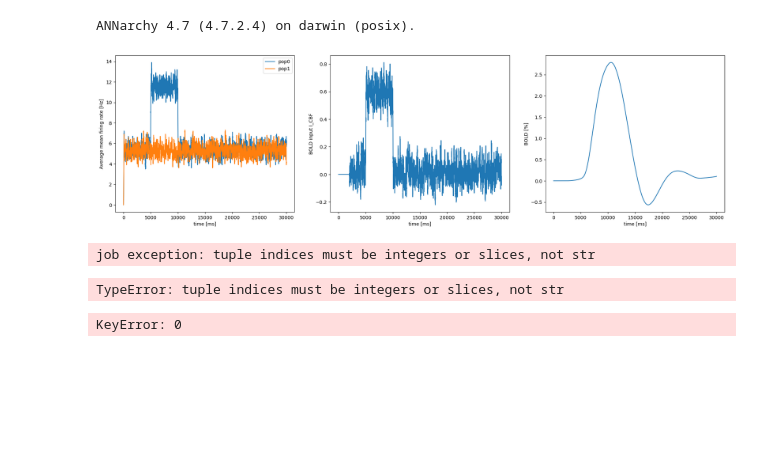
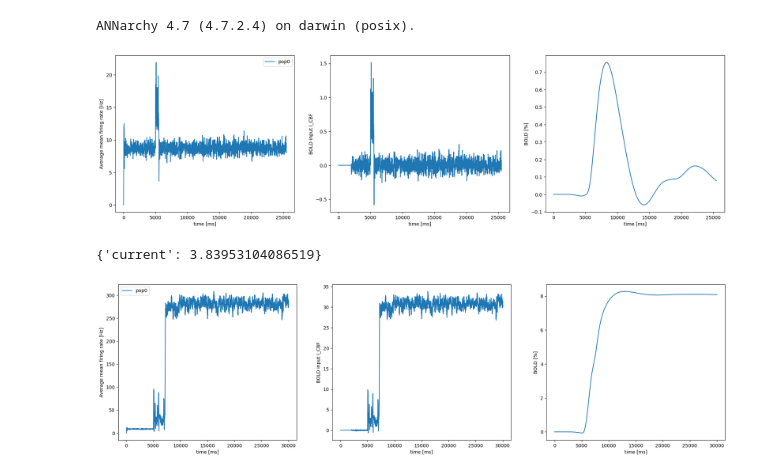
Before and after one commit to ANNarchy/CNS2023, a Jupyter notebook: src/notebooks/BoldSearch.ipynb, the cells around one changed output. Cells and saved outputs as stored; diff of their text form; code cells hidden in the pictures; blank space fills up the shorter version.

Commit message:
Finished neurons

```diff
--- a/src/notebooks/BoldSearch.ipynb
+++ b/src/notebooks/BoldSearch.ipynb
@@ -10,27 +71,13 @@ ANNarchy 4.7 (4.7.2.4) on darwin (posix).
 # %%
 def trial(args):
 
-    noise = args['noise']
+    pop = create_network()
 
-    clear()
-
-    pop0 = Population(100, neuron=Izhikevich)
-    pop1 = Population(100, neuron=Izhikevich)
-
-    # Set noise to create some baseline activity
-    pop0.noise = 5.0; pop1.noise = 5.0
-
-    # Compute mean firing rate in Hz on 100ms window
-    pop0.compute_firing_rate(window=100.0)
-    pop1.compute_firing_rate(window=100.0)
-
-    # Record the mean firing rate
-    mon_pop0 = Monitor(pop0, ["r"])
-    mon_pop1 = Monitor(pop1, ["r"])
+    m_rate = Monitor(pop, ["r"])
 
     m_bold = BoldMonitor(
 
-        populations = [pop0, pop1], # recorded populations
+        populations = pop, # recorded population
 
         bold_model = balloon_RN(), # BOLD model to use (default is balloon_RN)
 
@@ -38,7 +85,7 @@ def trial(args):
 
         normalize_input = 2000,  # time window to compute baseline.
 
-        recorded_variables = ["I_CBF", "BOLD"]  # variables to be recorded
+        recorded_variables = ["I_CBF", "BOLD"]  # variables to be recorded in the BOLD model
     )
 
     compile()
@@ -47,79 +94,73 @@ def trial(args):
 
     # We manipulate the noise for the half of the neurons
     simulate(5000)      # 5s with low noise
-    pop0.noise = noise
-    simulate(5000)      # 5s with higher noise (one population)
-    pop0.noise = 5
+    pop[:800].current = args[0]
+    simulate(500)      # 500ms with higher noise (one population)
+    pop[:800].current = 0.0
     simulate(20000)     # 10s with low noise
 
     # Retrieve the recordings
-    mean_fr1 = np.mean(mon_pop0.get("r"), axis=1)
-    mean_fr2 = np.mean(mon_pop1.get("r"), axis=1)
+    mean_fr = np.mean(m_rate.get("r"), axis=1)
 
     input_data = m_bold.get("I_CBF")
     bold_data = m_bold.get("BOLD")
 
     # Compute the loss
-    max_bold = bold_data.max()
-    loss = (max_bold - 0.05)**2
+    loss = compute_loss(bold_data)
 
     return {
         'loss': loss,
         'status': STATUS_OK,
         # -- store other results like this
-        'mean_fr1': mean_fr1,
-        'mean_fr2': mean_fr2,
+        'mean_fr': mean_fr,
         'input_data': input_data,
         'bold_data': bold_data,
         }
 # %%
-data = trial({'noise': 7.5})
-
+data = trial([1.0])
 
 plt.figure(figsize=(20,6))
 grid = plt.GridSpec(1, 3, left=0.05, right=0.95)
 
 # mean firing rate
 ax1 = plt.subplot(grid[0, 0])
 
-ax1.plot(data['mean_fr1'], label="pop0")
-ax1.plot(data['mean_fr2'], label="pop1")
+ax1.plot(data['mean_fr'], label="pop0")
 plt.legend()
 ax1.set_ylabel("Average mean firing rate [Hz]")
 
 # BOLD input signal
 ax2 = plt.subplot(grid[0, 1])
 
 ax2.plot(data['input_data'])
 ax2.set_ylabel("BOLD input I_CBF")
 
 # BOLD output signal
 ax3 = plt.subplot(grid[0, 2])
 
 ax3.plot(data['bold_data']*100.0)
 ax3.set_ylabel("BOLD [%]")
 
 # x-axis labels as seconds
 for ax in [ax1, ax2, ax3]:
     ax.set_xlabel("time [ms]")
 
 plt.show()
 # %% [output]
-[figure, old version]
+[figure, new version]
 # %%
 best = fmin(
     fn=trial,
     space=[
-        hp.uniform('noise', 5.0, 10.0),
+        hp.uniform('current', 0.0, 5.0),
     ],
     algo=tpe.suggest,
-    max_evals=10)
+    max_evals=100)
 print(best)
 # %% [output]
-job exception: tuple indices must be integers or slices, not str
+{'current': 3.83953104086519}
-TypeError: tuple indices must be integers or slices, not str
 # %%
-data = trial(best)
+data = trial(list(best.values()))
 
 plt.figure(figsize=(20,6))
 grid = plt.GridSpec(1, 3, left=0.05, right=0.95)
@@ -127,8 +168,7 @@ grid = plt.GridSpec(1, 3, left=0.05, right=0.95)
 # mean firing rate
 ax1 = plt.subplot(grid[0, 0])
 
-ax1.plot(data['mean_fr1'], label="pop0")
-ax1.plot(data['mean_fr2'], label="pop1")
+ax1.plot(data['mean_fr'], label="pop0")
 plt.legend()
 ax1.set_ylabel("Average mean firing rate [Hz]")
 
@@ -150,4 +190,4 @@ for ax in [ax1, ax2, ax3]:
 
 plt.show()
 # %% [output]
-KeyError: 0
+[figure, added]
```
Also changed, not shown: parts of 2 cells of this notebook, 47 other files.
